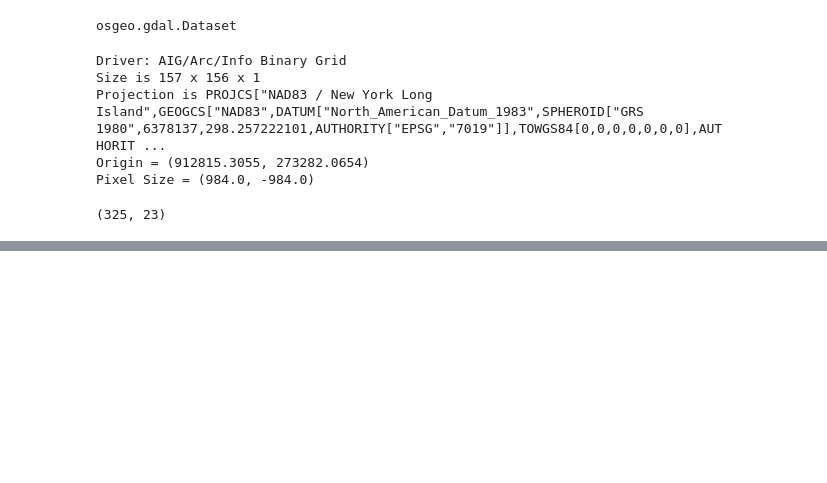
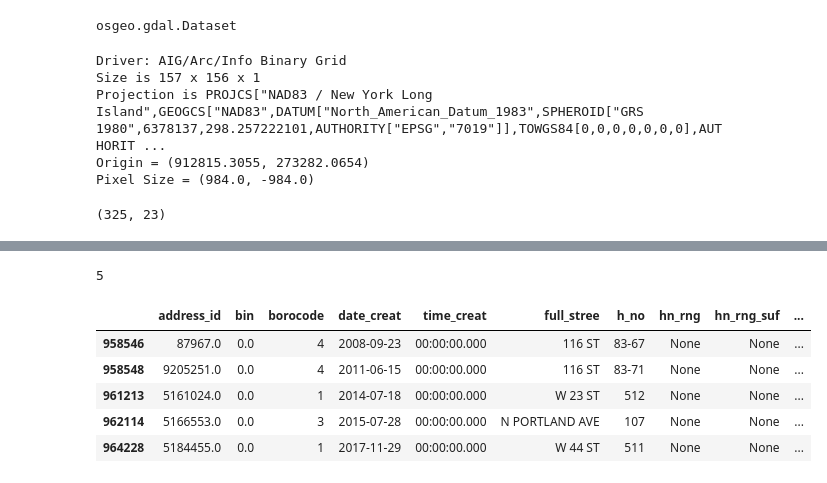
Before and after one commit to The-Sunshine-Collective/DataCleaning, a Jupyter notebook: Solar_EDA.ipynb, the cells around one changed output, grey strips where cells are left out. Saved outputs shown, nothing was run; the diff lists cells and outputs as text; code cells hidden in the pictures; blank space fills up the shorter version.

```diff
--- a/Solar_EDA.ipynb
+++ b/Solar_EDA.ipynb
@@ -129,0 +224,2 @@ geo_test.head()
+# %%
+address_data = pd.DataFrame(address_geo)
@@ -129,0 +265,15 @@ geo_test.head()
+# %%
+# Yeah, that ain't right. Only five, at least.
+(address_data['bin'] == 0).sum()
+# %% [output]
+5
+# %%
+# These may have to go
+address_data[address_data['bin'] == 0]
+# %% [output]
+|  | address_id | bin | borocode | date_creat | time_creat | full_stree | h_no | hn_rng | hn_rng_suf | ... |
+| 958546 | 87967.0 | 0.0 | 4 | 2008-09-23 | 00:00:00.000 | 116 ST | 83-67 | None | None | ... |
+| 958548 | 9205251.0 | 0.0 | 4 | 2011-06-15 | 00:00:00.000 | 116 ST | 83-71 | None | None | ... |
+| 961213 | 5161024.0 | 0.0 | 1 | 2014-07-18 | 00:00:00.000 | W 23 ST | 512 | None | None | ... |
+| 962114 | 5166553.0 | 0.0 | 3 | 2015-07-28 | 00:00:00.000 | N PORTLAND AVE | 107 | None | None | ... |
+| 964228 | 5184455.0 | 0.0 | 1 | 2017-11-29 | 00:00:00.000 | W 44 ST | 511 | None | None | ... |
```
Also changed, not shown: parts of 39 cells of this notebook.
